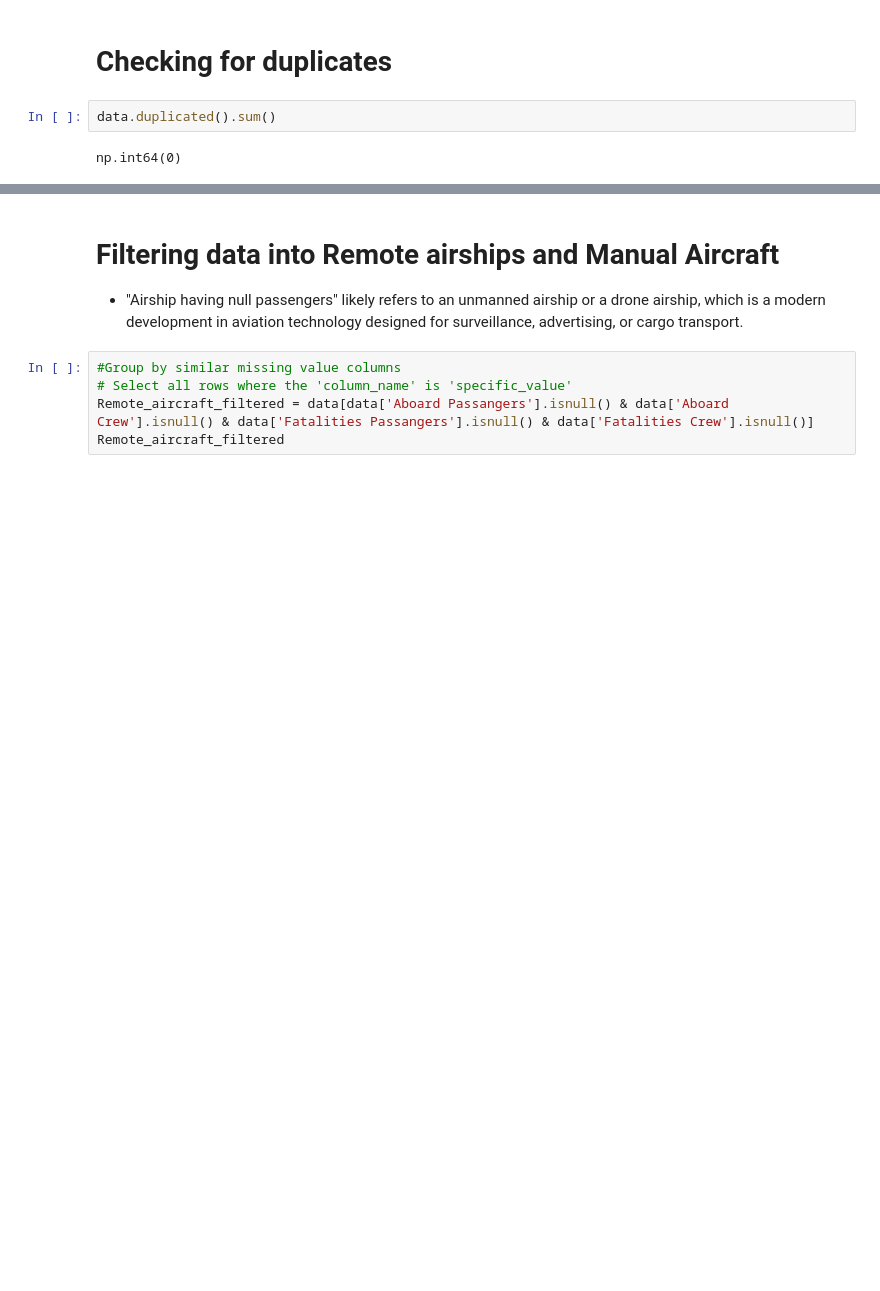
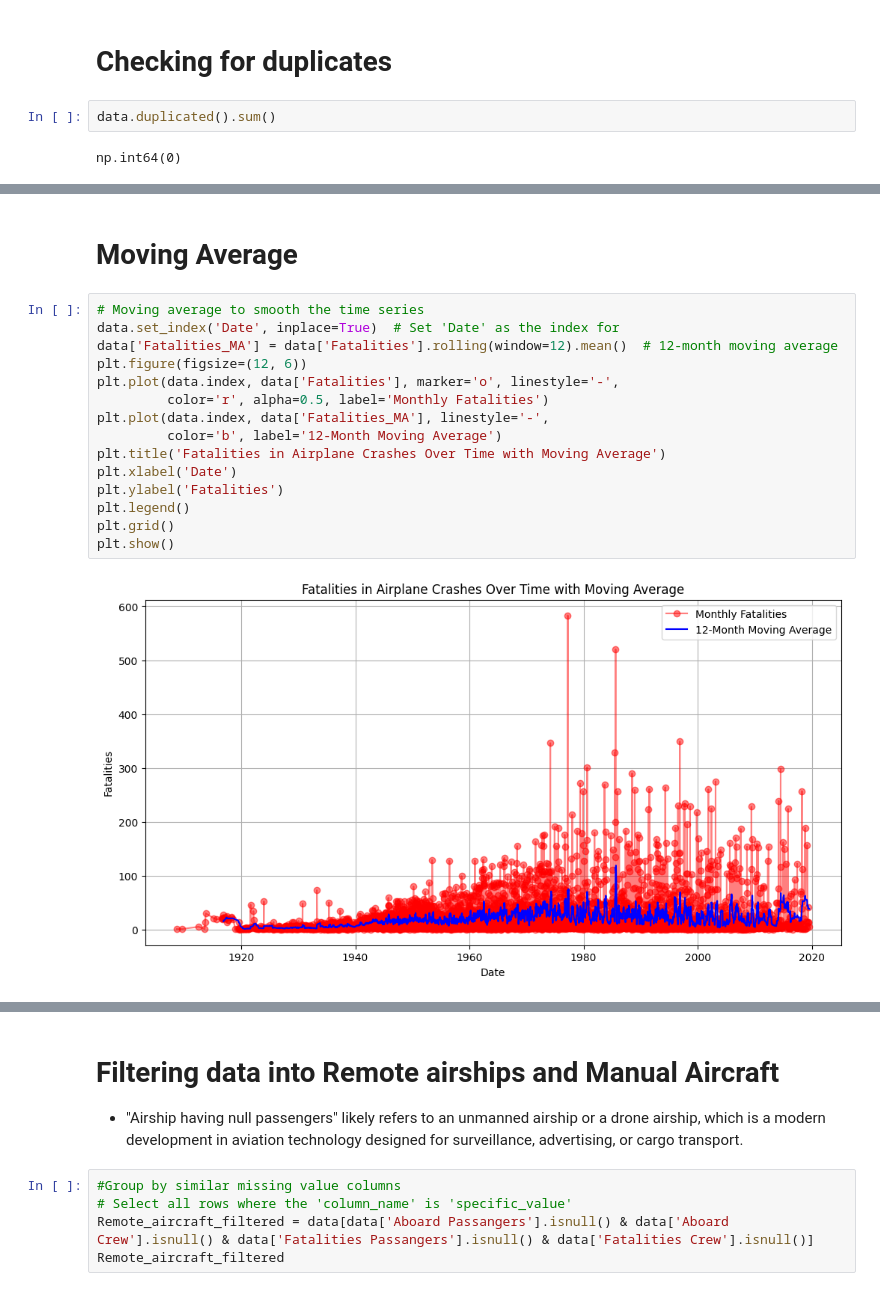
Before and after one commit to Angela-Mukulu-Mwanzia/Aviation-Fatality-Analysis-Project, a Jupyter notebook: Airline_Analysis_Updated.ipynb, the cells around one changed output, grey strips where cells are left out. Saved outputs shown, nothing was run; the diff lists cells and outputs as text; blank space fills up the shorter version.

```diff
--- a/Airline_Analysis_Updated.ipynb
+++ b/Airline_Analysis_Updated.ipynb
@@ -244,0 +306,19 @@ np.int64(0)
+# %% [markdown]
+# Moving Average
+# %%
+# Moving average to smooth the time series
+data.set_index('Date', inplace=True)  # Set 'Date' as the index for
+data['Fatalities_MA'] = data['Fatalities'].rolling(window=12).mean()  # 12-month moving average
+plt.figure(figsize=(12, 6))
+plt.plot(data.index, data['Fatalities'], marker='o', linestyle='-',
+         color='r', alpha=0.5, label='Monthly Fatalities')
+plt.plot(data.index, data['Fatalities_MA'], linestyle='-',
+         color='b', label='12-Month Moving Average')
+plt.title('Fatalities in Airplane Crashes Over Time with Moving Average')
+plt.xlabel('Date')
+plt.ylabel('Fatalities')
+plt.legend()
+plt.grid()
+plt.show()
+# %% [output]
+[figure, added]
```
Also changed, not shown: parts of 9 cells of this notebook.
